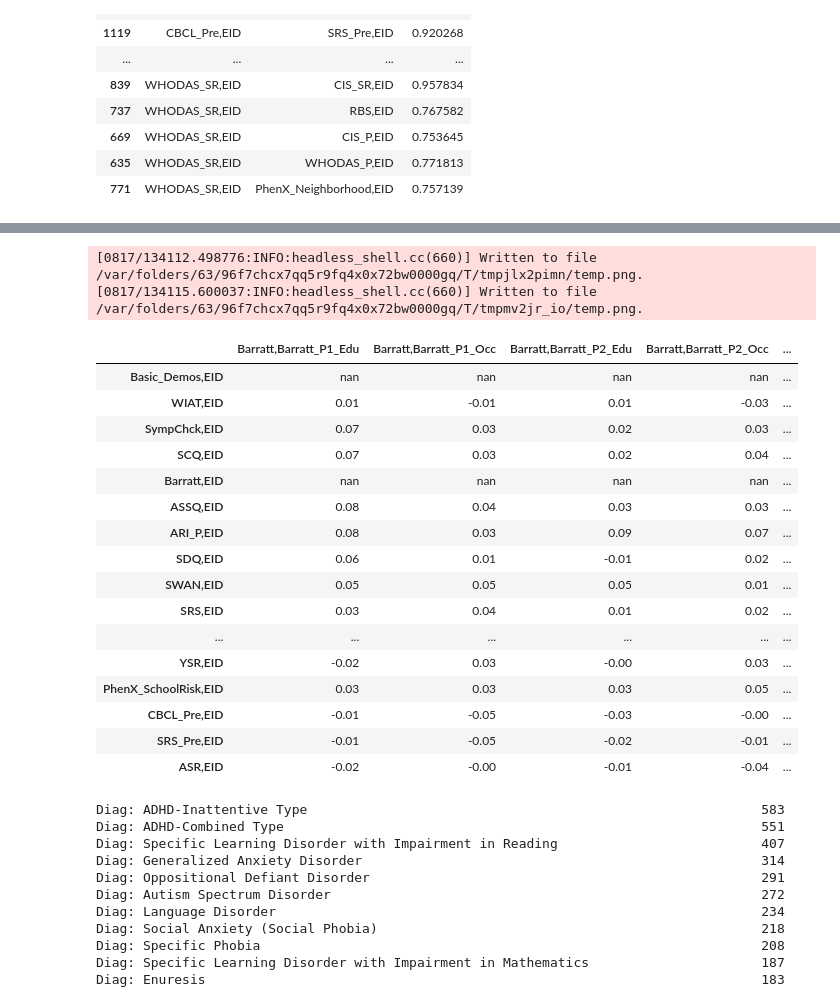
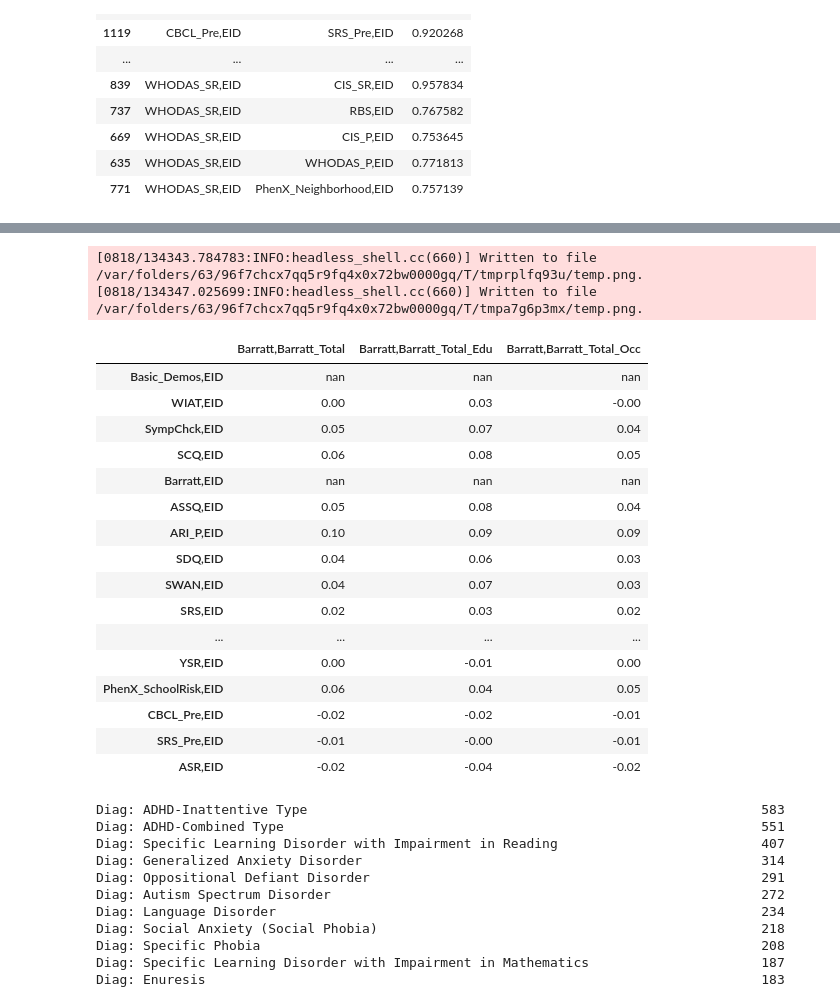
Before and after one commit to charlie42/HBN-explore, a Jupyter notebook: LORIS_data_preparation.ipynb, the cells around one changed output, grey strips where cells are left out. Saved outputs shown, nothing was run; the diff lists cells and outputs as text; code cells hidden in the pictures.

```diff
--- a/LORIS_data_preparation.ipynb
+++ b/LORIS_data_preparation.ipynb
@@ -820,39 +776,39 @@ corr_matrix_styled
 # %%
 # Check if missing columns are dependent on barratt
 
-barratt_cols = ["Barratt,Barratt_P1_Edu", "Barratt,Barratt_P1_Occ", "Barratt,Barratt_P2_Edu", "Barratt,Barratt_P2_Occ", "Barratt,Barratt_Total", "Barratt,Barratt_Total_Edu", "Barratt,Barratt_Total_Occ"]
+barratt_cols = ["Barratt,Barratt_Total", "Barratt,Barratt_Total_Edu", "Barratt,Barratt_Total_Occ"]
 data_for_na_report[barratt_cols] = data_for_na_report[barratt_cols].astype('float')
 corr_matrix = data_for_na_report[relevant_EID_list + barratt_cols].corr().drop(labels=barratt_cols)
 corr_matrix_styled = corr_matrix[barratt_cols].style.background_gradient(cmap='coolwarm', vmin=-0.8, vmax=0.8).format(precision=2)
 
 import dataframe_image as dfi
 dfi.export(corr_matrix_styled, data_output_dir + 'missingness-barratt-corr.png')
 
 corr_matrix[barratt_cols].to_csv(data_output_dir + 'missingness-barratt-corr.csv')
 
 corr_matrix_styled
 
 # ==> No strong correlation
 # %% [output]
-[0817/134112.498776:INFO:headless_shell.cc(660)] Written to file /var/folders/63/96f7chcx7qq5r9fq4x0x72bw0000gq/T/tmpjlx2pimn/temp.png.
-[0817/134115.600037:INFO:headless_shell.cc(660)] Written to file /var/folders/63/96f7chcx7qq5r9fq4x0x72bw0000gq/T/tmpmv2jr_io/temp.png.
+[0818/134343.784783:INFO:headless_shell.cc(660)] Written to file /var/folders/63/96f7chcx7qq5r9fq4x0x72bw0000gq/T/tmprplfq93u/temp.png.
+[0818/134347.025699:INFO:headless_shell.cc(660)] Written to file /var/folders/63/96f7chcx7qq5r9fq4x0x72bw0000gq/T/tmpa7g6p3mx/temp.png.
-|  | Barratt,Barratt_P1_Edu | Barratt,Barratt_P1_Occ | Barratt,Barratt_P2_Edu | Barratt,Barratt_P2_Occ | ... |
-| Basic_Demos,EID | nan | nan | nan | nan | ... |
-| WIAT,EID | 0.01 | -0.01 | 0.01 | -0.03 | ... |
-| SympChck,EID | 0.07 | 0.03 | 0.02 | 0.03 | ... |
-| SCQ,EID | 0.07 | 0.03 | 0.02 | 0.04 | ... |
-| Barratt,EID | nan | nan | nan | nan | ... |
-| ASSQ,EID | 0.08 | 0.04 | 0.03 | 0.03 | ... |
-| ARI_P,EID | 0.08 | 0.03 | 0.09 | 0.07 | ... |
-| SDQ,EID | 0.06 | 0.01 | -0.01 | 0.02 | ... |
-| SWAN,EID | 0.05 | 0.05 | 0.05 | 0.01 | ... |
-| SRS,EID | 0.03 | 0.04 | 0.01 | 0.02 | ... |
-| ... | ... | ... | ... | ... | ... |
-| YSR,EID | -0.02 | 0.03 | -0.00 | 0.03 | ... |
-| PhenX_SchoolRisk,EID | 0.03 | 0.03 | 0.03 | 0.05 | ... |
-| CBCL_Pre,EID | -0.01 | -0.05 | -0.03 | -0.00 | ... |
-| SRS_Pre,EID | -0.01 | -0.05 | -0.02 | -0.01 | ... |
-| ASR,EID | -0.02 | -0.00 | -0.01 | -0.04 | ... |
+|  | Barratt,Barratt_Total | Barratt,Barratt_Total_Edu | Barratt,Barratt_Total_Occ |
+| Basic_Demos,EID | nan | nan | nan |
+| WIAT,EID | 0.00 | 0.03 | -0.00 |
+| SympChck,EID | 0.05 | 0.07 | 0.04 |
+| SCQ,EID | 0.06 | 0.08 | 0.05 |
+| Barratt,EID | nan | nan | nan |
+| ASSQ,EID | 0.05 | 0.08 | 0.04 |
+| ARI_P,EID | 0.10 | 0.09 | 0.09 |
+| SDQ,EID | 0.04 | 0.06 | 0.03 |
+| SWAN,EID | 0.04 | 0.07 | 0.03 |
+| SRS,EID | 0.02 | 0.03 | 0.02 |
+| ... | ... | ... | ... |
+| YSR,EID | 0.00 | -0.01 | 0.00 |
+| PhenX_SchoolRisk,EID | 0.06 | 0.04 | 0.05 |
+| CBCL_Pre,EID | -0.02 | -0.02 | -0.01 |
+| SRS_Pre,EID | -0.01 | -0.00 | -0.01 |
+| ASR,EID | -0.02 | -0.04 | -0.02 |
 # %%
 # Diagnosis counts (any position)
 diag_distrib = data_up_to_SCARED[["Diag: " +x for x in diags]].sum().sort_values(ascending=False)
```
Also changed, not shown: parts of 9 cells of this notebook.
